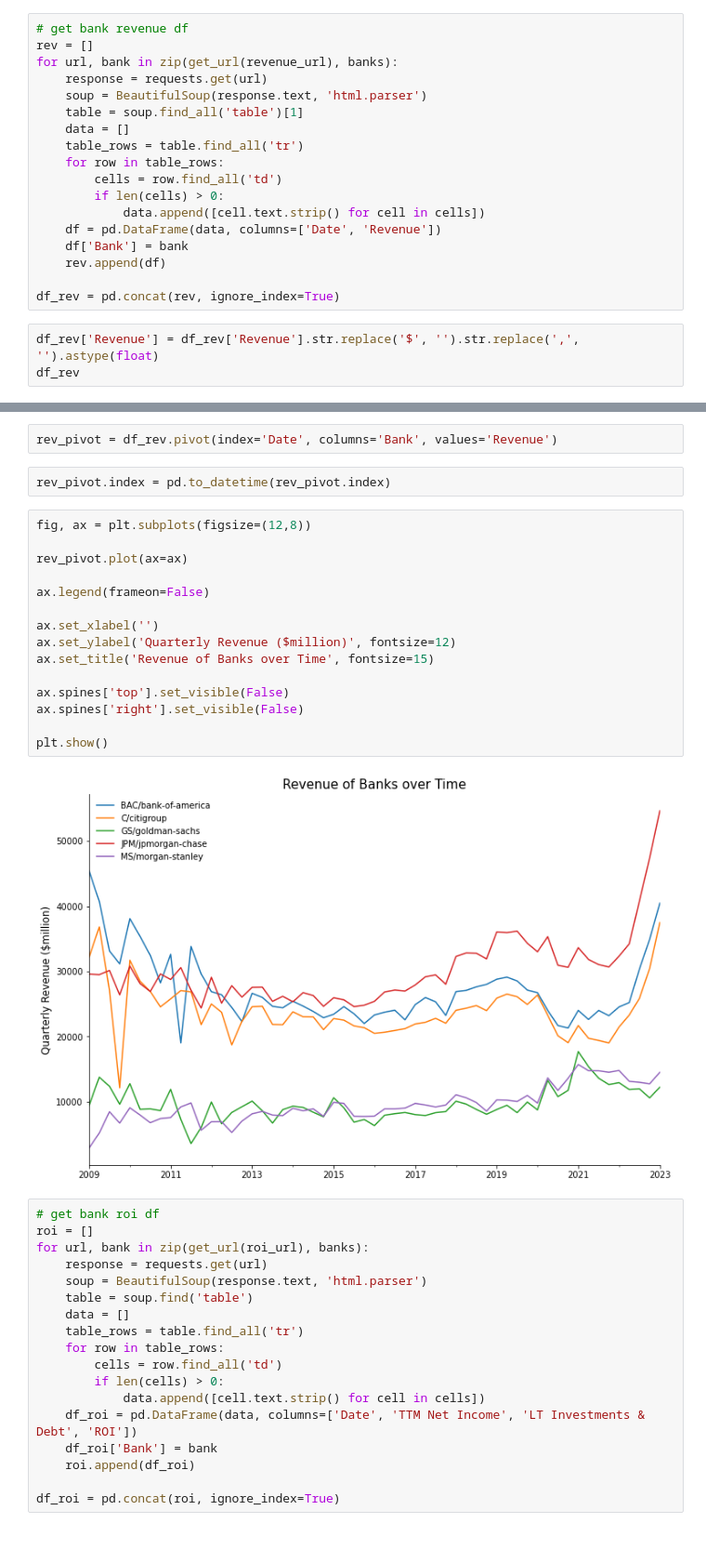
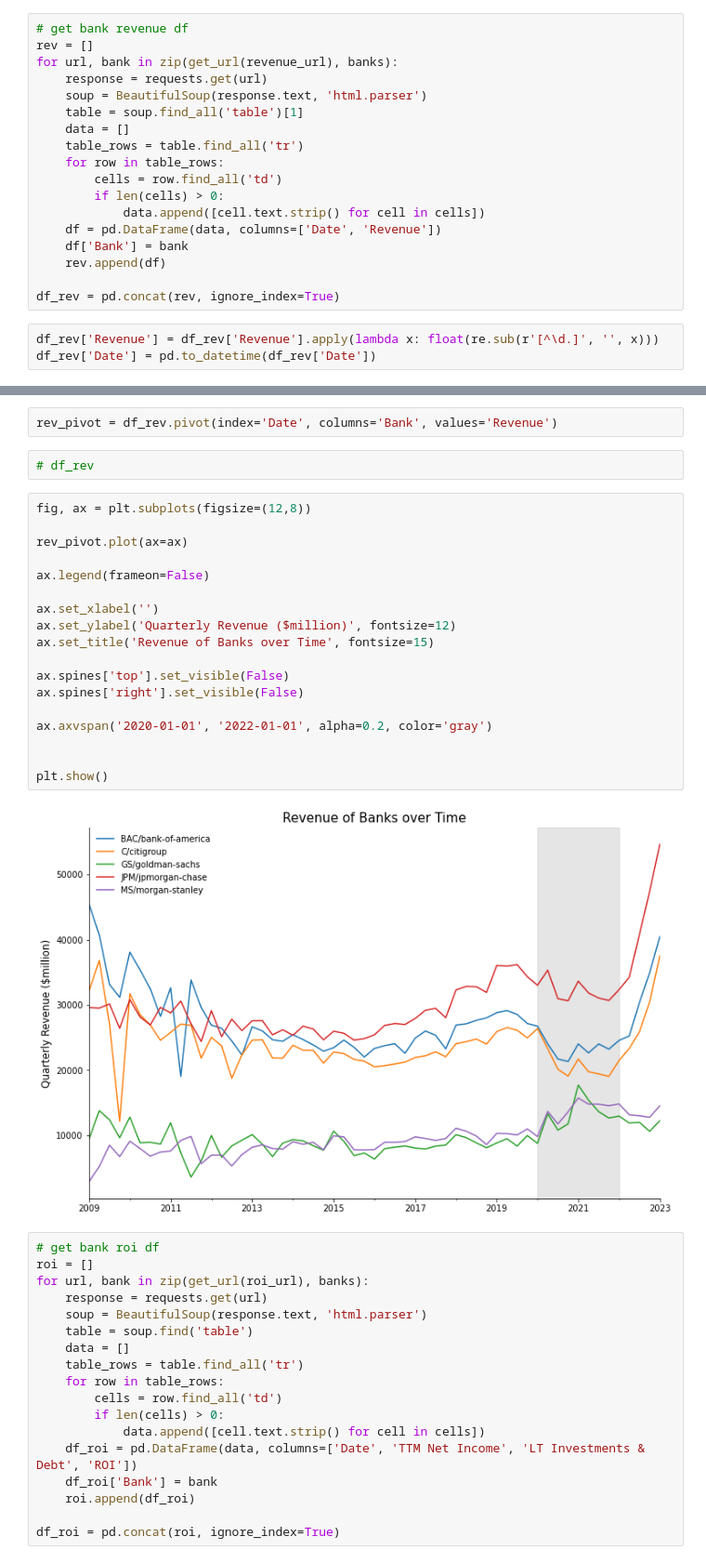
Before and after one commit to siyuan221/inv_bank, a Jupyter notebook: proj.ipynb, the cells around one changed output, grey strips where cells are left out. Shown at 93% size. Cells and saved outputs as stored; diff of their text form.

```diff
--- a/proj.ipynb
+++ b/proj.ipynb
@@ -43,5 +46,5 @@ for url, bank in zip(get_url(revenue_url), banks):
 
 df_rev = pd.concat(rev, ignore_index=True)
 # %%
-df_rev['Revenue'] = df_rev['Revenue'].str.replace('$', '').str.replace(',', '').astype(float)
-df_rev
+df_rev['Revenue'] = df_rev['Revenue'].apply(lambda x: float(re.sub(r'[^\d.]', '', x)))
+df_rev['Date'] = pd.to_datetime(df_rev['Date'])
@@ -62,24 +51,27 @@ df_rev
-# %%
-rev_pivot = df_rev.pivot(index='Date', columns='Bank', values='Revenue')
-# %%
-rev_pivot.index = pd.to_datetime(rev_pivot.index)
-# %%
-fig, ax = plt.subplots(figsize=(12,8))
-
-rev_pivot.plot(ax=ax)
-
-ax.legend(frameon=False)
-
-ax.set_xlabel('')
-ax.set_ylabel('Quarterly Revenue ($million)', fontsize=12)
-ax.set_title('Revenue of Banks over Time', fontsize=15)
-
-ax.spines['top'].set_visible(False)
-ax.spines['right'].set_visible(False)
-
-plt.show()
-# %% [output]
-[figure, removed]
+# %%
+rev_pivot = df_rev.pivot(index='Date', columns='Bank', values='Revenue')
+# %%
+# df_rev
+# %%
+fig, ax = plt.subplots(figsize=(12,8))
+
+rev_pivot.plot(ax=ax)
+
+ax.legend(frameon=False)
+
+ax.set_xlabel('')
+ax.set_ylabel('Quarterly Revenue ($million)', fontsize=12)
+ax.set_title('Revenue of Banks over Time', fontsize=15)
+
+ax.spines['top'].set_visible(False)
+ax.spines['right'].set_visible(False)
+
+ax.axvspan('2020-01-01', '2022-01-01', alpha=0.2, color='gray')
+
+
+plt.show()
+# %% [output]
+[figure, added]
 # %%
 # get bank roi df
 roi = []
```
Also changed, not shown: parts of 15 cells of this notebook.
